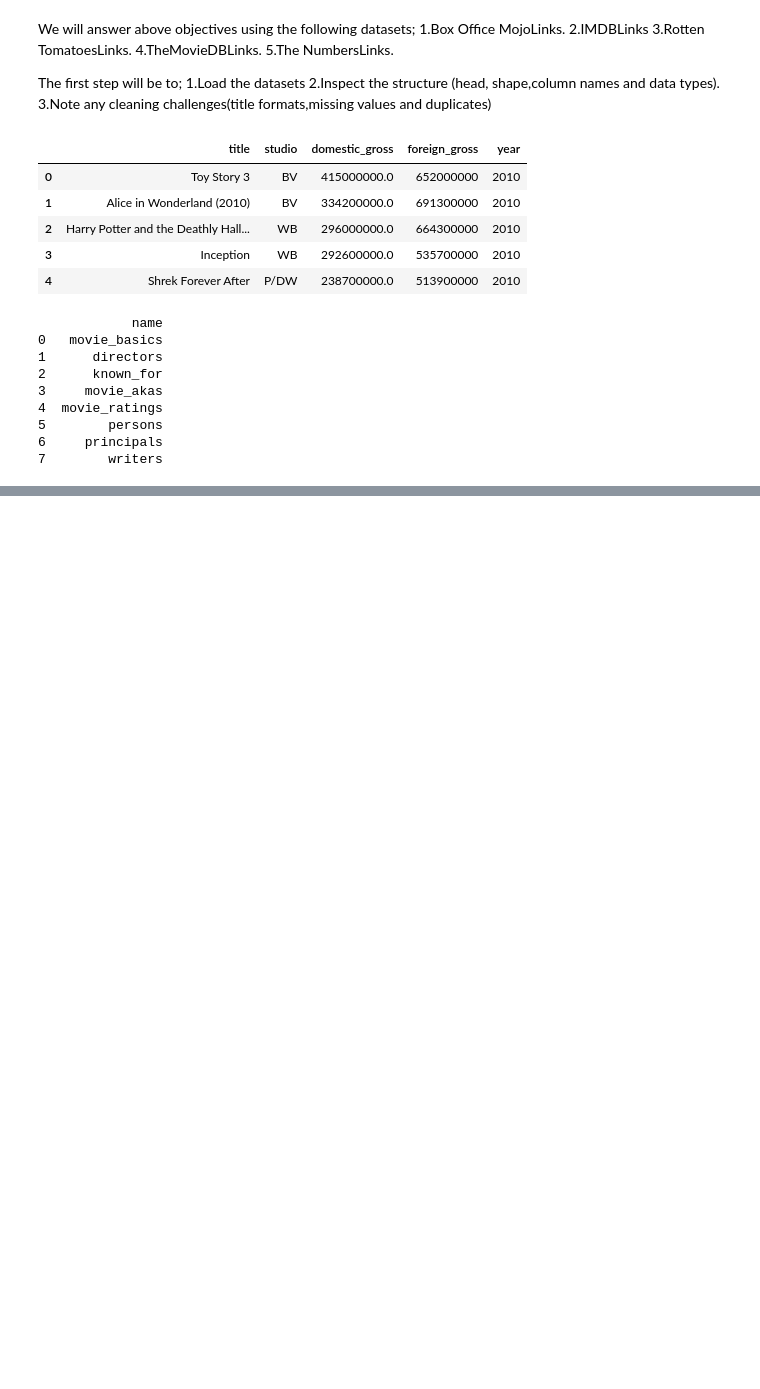
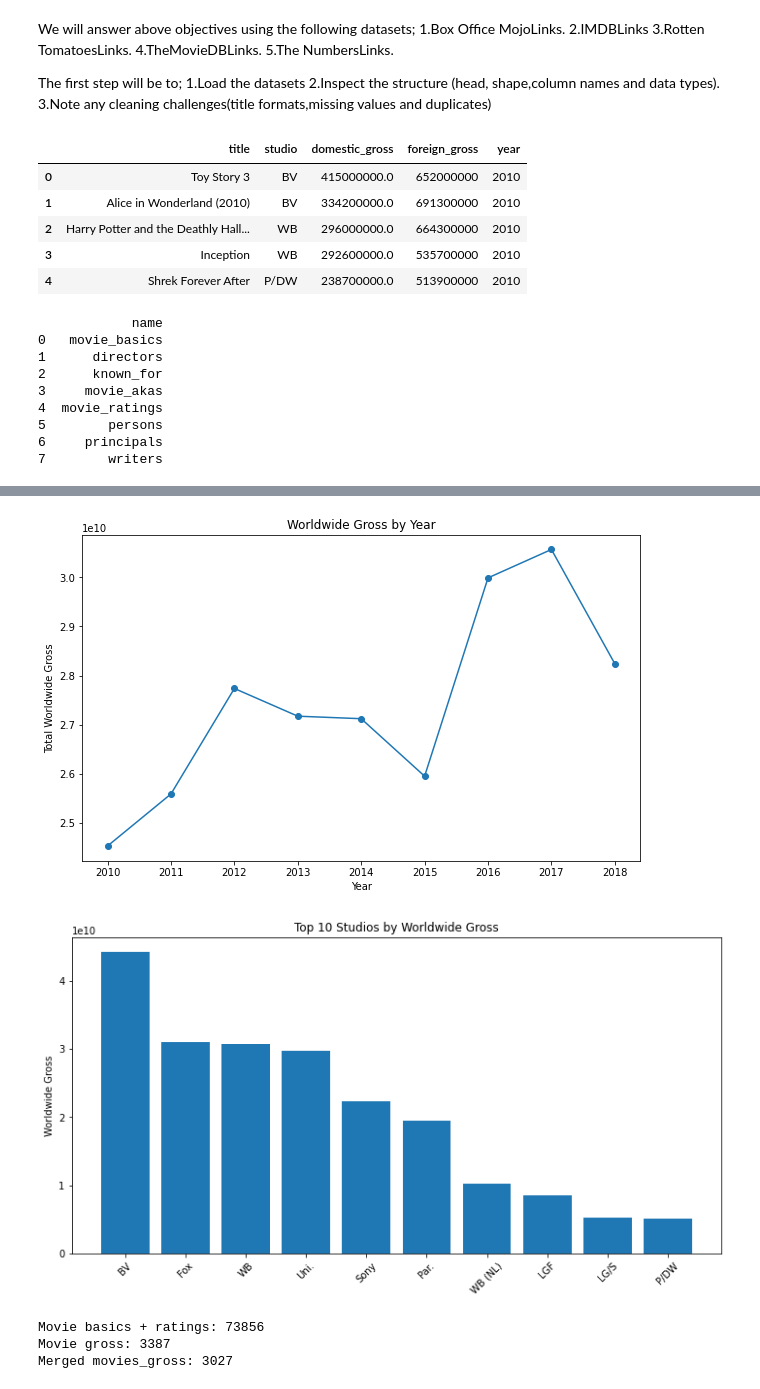
Before and after one commit to DianaAloo/dsc-phase-2-project-v3, a Jupyter notebook: Phase_2_Project.ipynb, the cells around one changed output, grey strips where cells are left out. Saved outputs shown, nothing was run; the diff lists cells and outputs as text; code cells hidden in the pictures; blank space fills up the shorter version.

```diff
--- a/Phase_2_Project.ipynb
+++ b/Phase_2_Project.ipynb
@@ -115,0 +343,5 @@ movie_basics
+# %%
+# Total worldwide gross per year
+yearly_gross = bom_movie_gross.groupby('year')['worldwide_gross'].sum().reset_index()
+
+yearly_gross
@@ -115,0 +359,4 @@ movie_basics
+# %%
+# Total worldwide gross per studio
+studio_gross = bom_movie_gross.groupby('studio')['worldwide_gross'].sum().reset_index().sort_values(by='worldwide_gross', ascending=False)
+studio_gross
@@ -115,0 +377,37 @@ movie_basics
+# %%
+import matplotlib.pyplot as plt
+
+# Worldwide gross trend over years
+plt.figure(figsize=(10,6))
+plt.plot(yearly_gross['year'], yearly_gross['worldwide_gross'], marker='o')
+plt.title("Worldwide Gross by Year")
+plt.xlabel("Year")
+plt.ylabel("Total Worldwide Gross")
+plt.show()
+
+# Top 10 studios by worldwide gross
+top_studios = studio_gross.head(10)
+plt.figure(figsize=(12,6))
+plt.bar(top_studios['studio'], top_studios['worldwide_gross'])
+plt.xticks(rotation=45)
+plt.title("Top 10 Studios by Worldwide Gross")
+plt.ylabel("Worldwide Gross")
+plt.show()
+# %% [output]
+[figure, added]
+[figure, added]
+# %%
+# Merge basics + ratings first
+movies = movie_basics.merge(movie_ratings, on='movie_id', how='inner')
+
+# Merge with movie_gross on title
+bom_movies_gross = movies.merge(bom_movie_gross, left_on='primary_title', right_on='title', how='inner')
+
+# Now check counts
+print("Movie basics + ratings:", len(movies))
+print("Movie gross:", len(bom_movie_gross))
+print("Merged movies_gross:", len(bom_movies_gross))
+# %% [output]
+Movie basics + ratings: 73856
+Movie gross: 3387
+Merged movies_gross: 3027
```
Also changed, not shown: parts of 41 cells of this notebook, 2 other files.
